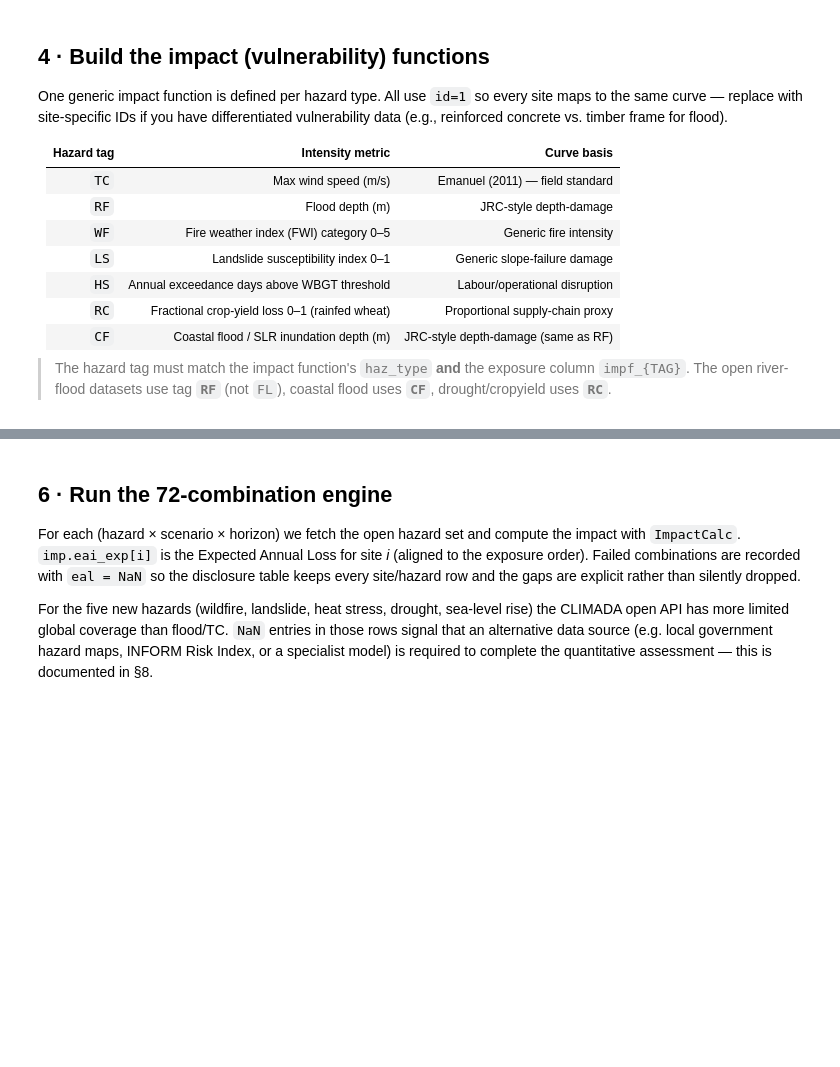
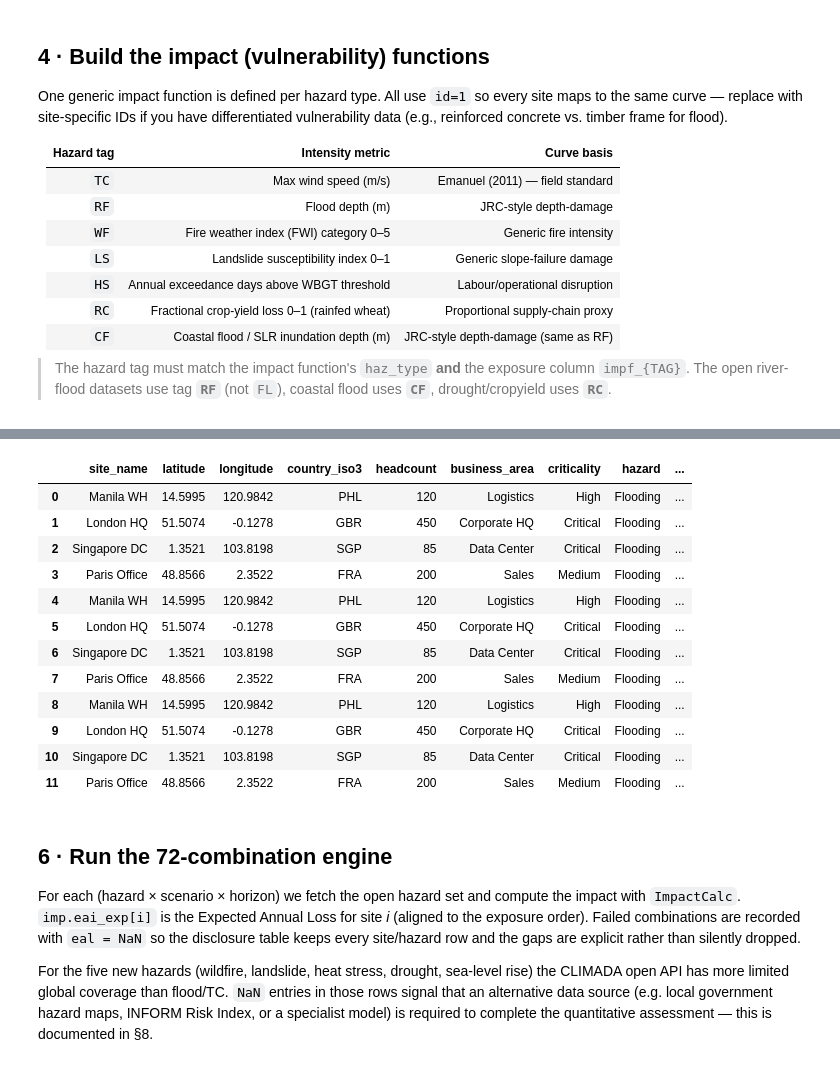
Before and after one commit to jvilltolentino/climada_notebook_geolocation, a Jupyter notebook: load_exposure.ipynb, the cells around one changed output, grey strips where cells are left out. Drawn from its saved outputs; the diff is of its cells as text; code cells hidden in the pictures; blank space fills up the shorter version.

Commit message:
add climada-petals hazards

```diff
--- a/load_exposure.ipynb
+++ b/load_exposure.ipynb
@@ -488,7 +1002,7 @@ from datetime import datetime
 all_results = []
 n_total = len(hazard_config) * len(scenarios) * 3
 n = 0
-_api_unavailable_announced = set()   # print alt_source only once per hazard type
+_api_unavailable_announced = set()   # print alt_source only once per unavailable hazard
 
 for haz_name, cfg in hazard_config.items():
     for ssp_name, rcp_code in scenarios.items():
@@ -497,21 +1011,25 @@ for haz_name, cfg in hazard_config.items():
             print(f"[{n:2d}/{n_total}] {haz_name} | {ssp_name} | {tf_name}")
             eal_by_site = {}
             try:
-                if cfg.get('api_unavailable', False):
-                    # Print the alternative source once per hazard (not 9×)
-                    if haz_name not in _api_unavailable_announced:
-                        print(f'    -> not in CLIMADA ETH Data API — '
-                              f'use: {cfg["alt_source"]}')
-                        _api_unavailable_announced.add(haz_name)
+                hazard = load_hazard(cfg, rcp_code, tf_value)
+                if hazard is None:
+                    if cfg.get('api_unavailable', False):
+                        if haz_name not in _api_unavailable_announced:
+                            print(f'    -> §5b prep cell not yet run — '
+                                  f'alt: {cfg.get("alt_source", "")}')
+                            _api_unavailable_announced.add(haz_name)
+                    elif cfg.get('country_independent', False):
+                        if haz_name not in _api_unavailable_announced:
+                            print(f'    -> no global API data + no §5b local file; '
+                                  f'alt: {cfg.get("alt_source", "")}')
+                            _api_unavailable_announced.add(haz_name)
+                    else:
+                        print('    -> no data for any site; recording NaN')
                 else:
-                    hazard = load_hazard(cfg, rcp_code, tf_value)
-                    if hazard is None:
-                        print('    -> no data for any site; recording NaN')
-                    else:
-                        imp = ImpactCalc(exp, impf_sets[cfg['tag']], hazard).impact(
-                            save_mat=False, assign_centroids=True)
-                        for i, name in enumerate(sites['site_name']):
-                            eal_by_site[name] = float(imp.eai_exp[i])
+                    imp = ImpactCalc(exp, impf_sets[cfg['tag']], hazard).impact(
+                        save_mat=False, assign_centroids=True)
+                    for i, name in enumerate(sites['site_name']):
+                        eal_by_site[name] = float(imp.eai_exp[i])
             except Exception as exc:
                 print(f'    -> run failed: {type(exc).__name__}: {exc}')
 
@@ -545,3 +1063,4 @@ out_path = run_dir / 'e1_2_climada_results.csv'
 results_df.to_csv(out_path, index=False)
 print(f'\nDone. {len(results_df)} rows -> {out_path}')
 results_df.head(12)
+# %% [output]
@@ -548,3 +1084,16 @@ results_df.head(12)
+|  | site_name | latitude | longitude | country_iso3 | headcount | business_area | criticality | hazard | ... |
+| 0 | Manila WH | 14.5995 | 120.9842 | PHL | 120 | Logistics | High | Flooding | ... |
+| 1 | London HQ | 51.5074 | -0.1278 | GBR | 450 | Corporate HQ | Critical | Flooding | ... |
+| 2 | Singapore DC | 1.3521 | 103.8198 | SGP | 85 | Data Center | Critical | Flooding | ... |
+| 3 | Paris Office | 48.8566 | 2.3522 | FRA | 200 | Sales | Medium | Flooding | ... |
+| 4 | Manila WH | 14.5995 | 120.9842 | PHL | 120 | Logistics | High | Flooding | ... |
+| 5 | London HQ | 51.5074 | -0.1278 | GBR | 450 | Corporate HQ | Critical | Flooding | ... |
+| 6 | Singapore DC | 1.3521 | 103.8198 | SGP | 85 | Data Center | Critical | Flooding | ... |
+| 7 | Paris Office | 48.8566 | 2.3522 | FRA | 200 | Sales | Medium | Flooding | ... |
+| 8 | Manila WH | 14.5995 | 120.9842 | PHL | 120 | Logistics | High | Flooding | ... |
+| 9 | London HQ | 51.5074 | -0.1278 | GBR | 450 | Corporate HQ | Critical | Flooding | ... |
+| 10 | Singapore DC | 1.3521 | 103.8198 | SGP | 85 | Data Center | Critical | Flooding | ... |
+| 11 | Paris Office | 48.8566 | 2.3522 | FRA | 200 | Sales | Medium | Flooding | ... |
 # %% [markdown]
 ## 6 · Run the 72-combination engine
 
```
Also changed, not shown: parts of 12 cells of this notebook, 1 other file.
